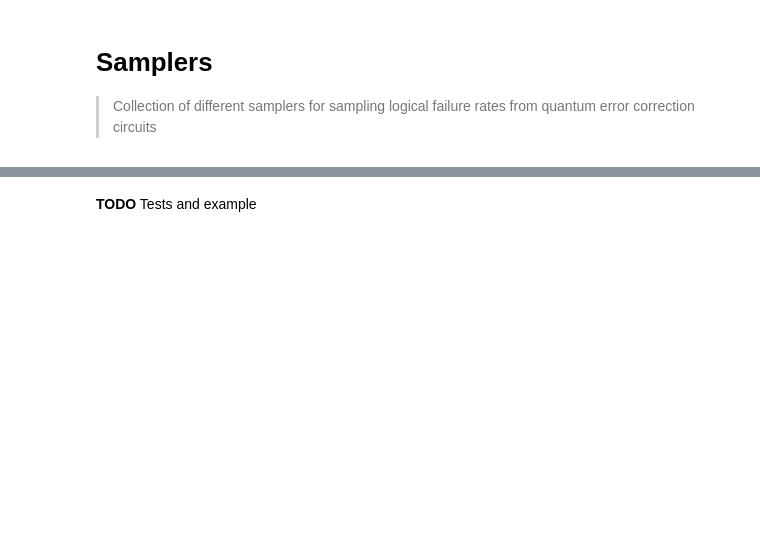
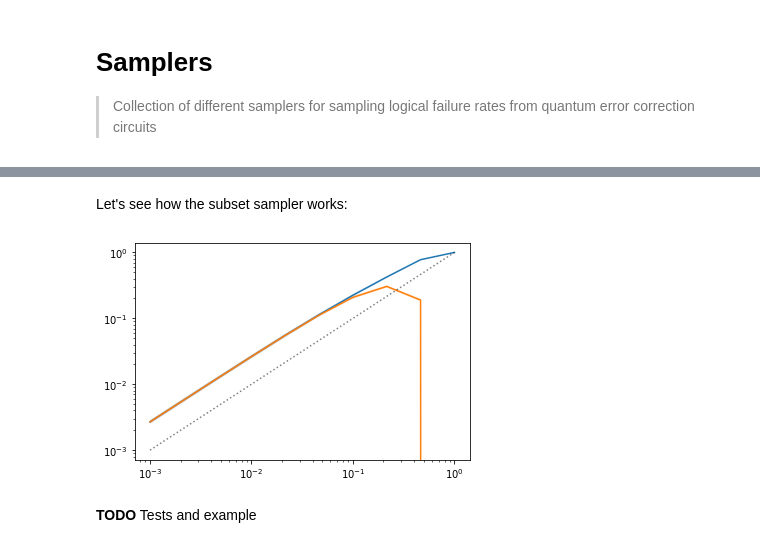
Before and after one commit to dpwinter/qsample, a Jupyter notebook: 07_samplers.ipynb, the cells around one changed output, grey strips where cells are left out. Saved outputs shown, nothing was run; the diff lists cells and outputs as text; code cells hidden in the pictures; blank space fills up the shorter version.

```diff
--- a/07_samplers.ipynb
+++ b/07_samplers.ipynb
@@ -74,7 +109,7 @@ class SubsetSampler(Sampler):
         self.err_gen = Depolar(choose_fn=choose_fn, n_ticks=circuit.n_ticks)
 
     def _monte_carlo(self, w_vecs, n_samples, SS_sel_fn):
-        # Generate 1D list of subset failure rates per weight vector combi
+        """Generate 1D list of subset failure rates per weight vector combi"""
         cnts      = np.zeros((len(w_vecs))) + 1 # one virtual sample to avoid div0
         fail_cnts = np.zeros((len(w_vecs)))
         idx = 0 # Needed for Metropolis SS selector (if chosen)
@@ -89,7 +124,7 @@ class SubsetSampler(Sampler):
         return fail_cnts, cnts - 1 # remove virtual sample
 
     def _find_weights(self, p_max, delta_max):
-        # Find w_max vector for delta_max at p_max
+        """Find w_max vector for delta_max at p_max"""
         assert len(p_max) == len(delta_max) == len(self.partitions)
         w_cutoff = np.zeros_like(p_max, dtype=int)
         for i in range(len(w_cutoff)):
@@ -99,14 +134,14 @@ class SubsetSampler(Sampler):
         return w_vecs
 
     def _calc_binomial_weights(self, w_vecs):
-        # Calculate 3D tensor of binom. coefs for each partition
+        """Calculate 3D tensor of binom. coefs for each partition"""
         partition_lens = np.array([len(p) for p in self.partitions])
         Aws = np.array([math.binom(w_vec, partition_lens, self.p_phys_mat) for w_vec in w_vecs])
         Aws = np.product(Aws, axis=-1) # get list of Aw for each partition SS combination
         return Aws
 
     def _calc_stats(self, Aws, pws, n_samples, var=math.Wilson_var):
-        # Calculate failure rates and std
+        """Calculate failure rates and std"""
         p_L_low = np.sum(Aws * pws, axis=0)
         p_L_up = p_L_low + 1 - np.sum(Aws, axis=0)
         std = math.std_sum(Aws, pws, n_samples, var)
@@ -120,5 +155,37 @@ class SubsetSampler(Sampler):
         pws = (fail_cnts/ cnts)[:,None]
         Aws = self._calc_binomial_weights(w_vecs)
         return self._calc_stats(Aws, pws, n_samples, var)
+# %% [markdown]
+Let's see how the subset sampler works:
+# %%
+from qsam.circuit import Circuit
+
+ghz = Circuit([ {"H": {0}},
+                {"CNOT": {(0,1)}},
+                {"CNOT": {(1,2)}},
+                {"CNOT": {(2,3)}},
+                {"CNOT": {(3,4)}},
+                {"CNOT": {(0,4)}},
+                {"measure": {4}}   ])
+
+import numpy as np
+
+p = np.logspace(-3,0,10)
+err_params = {'p': p}
+
+ds = SubsetSampler(ghz, err_params)
+p_L_low, p_L_up, std = ds.run(p_max=[0.1], delta_max=[0.1], n_samples=5000)
+
+import matplotlib.pyplot as plt
+
+plt.plot(p1, p_L_low, label="SS low")
+plt.fill_between(p1, p_L_low-std, p_L_low+std, alpha=0.2)
+plt.plot(p1, p_L_up, label="SS up")
+plt.fill_between(p1, p_L_up-std, p_L_up+std, alpha=0.2)
+plt.plot(p1,p1, 'k:', alpha=0.5)
+plt.xscale('log')
+plt.yscale('log')
+# %% [output]
+[figure, added]
 # %% [markdown]
 **TODO** Tests and example
```
Also changed, not shown: parts of 5 cells of this notebook, 14 other files.
